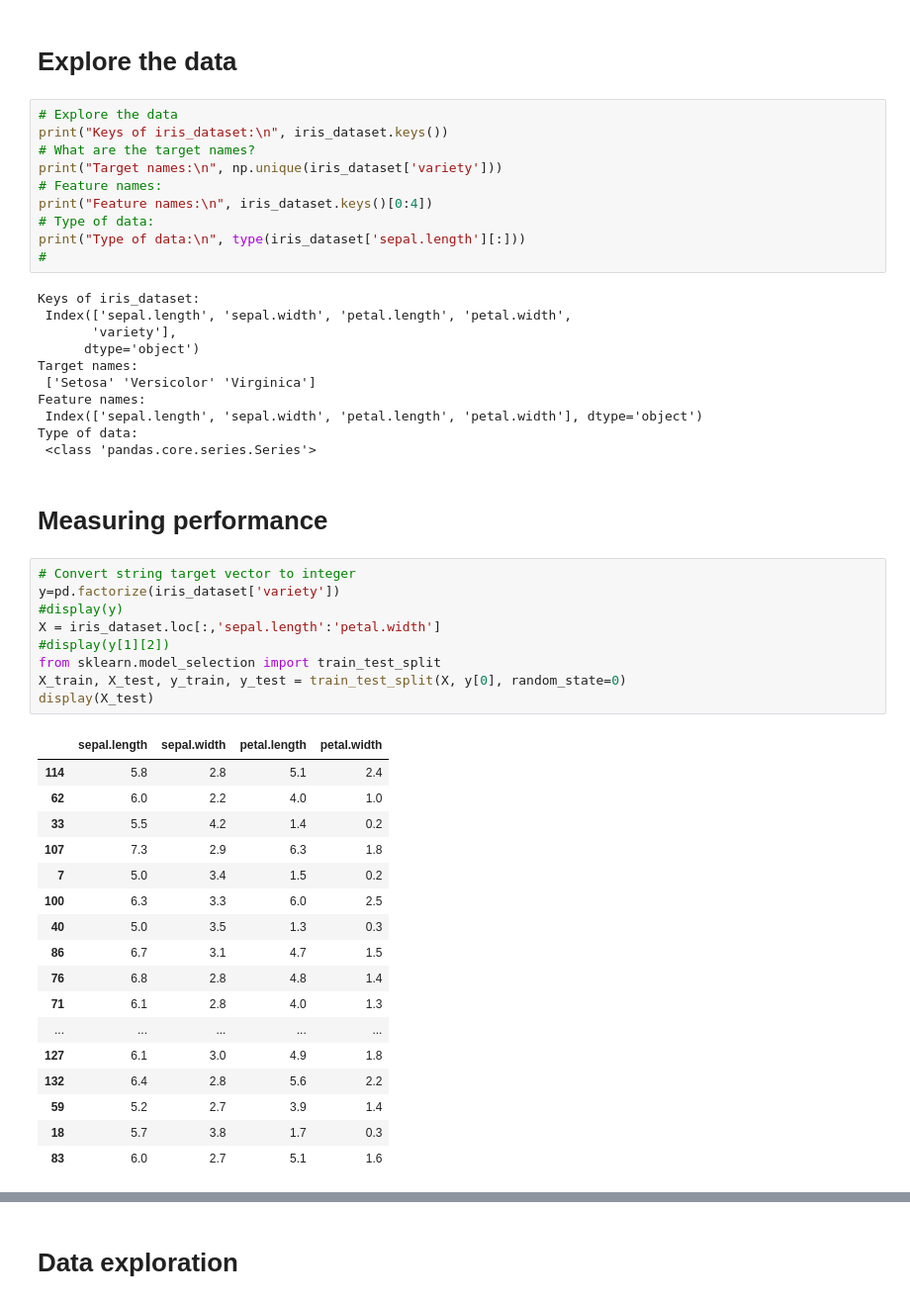
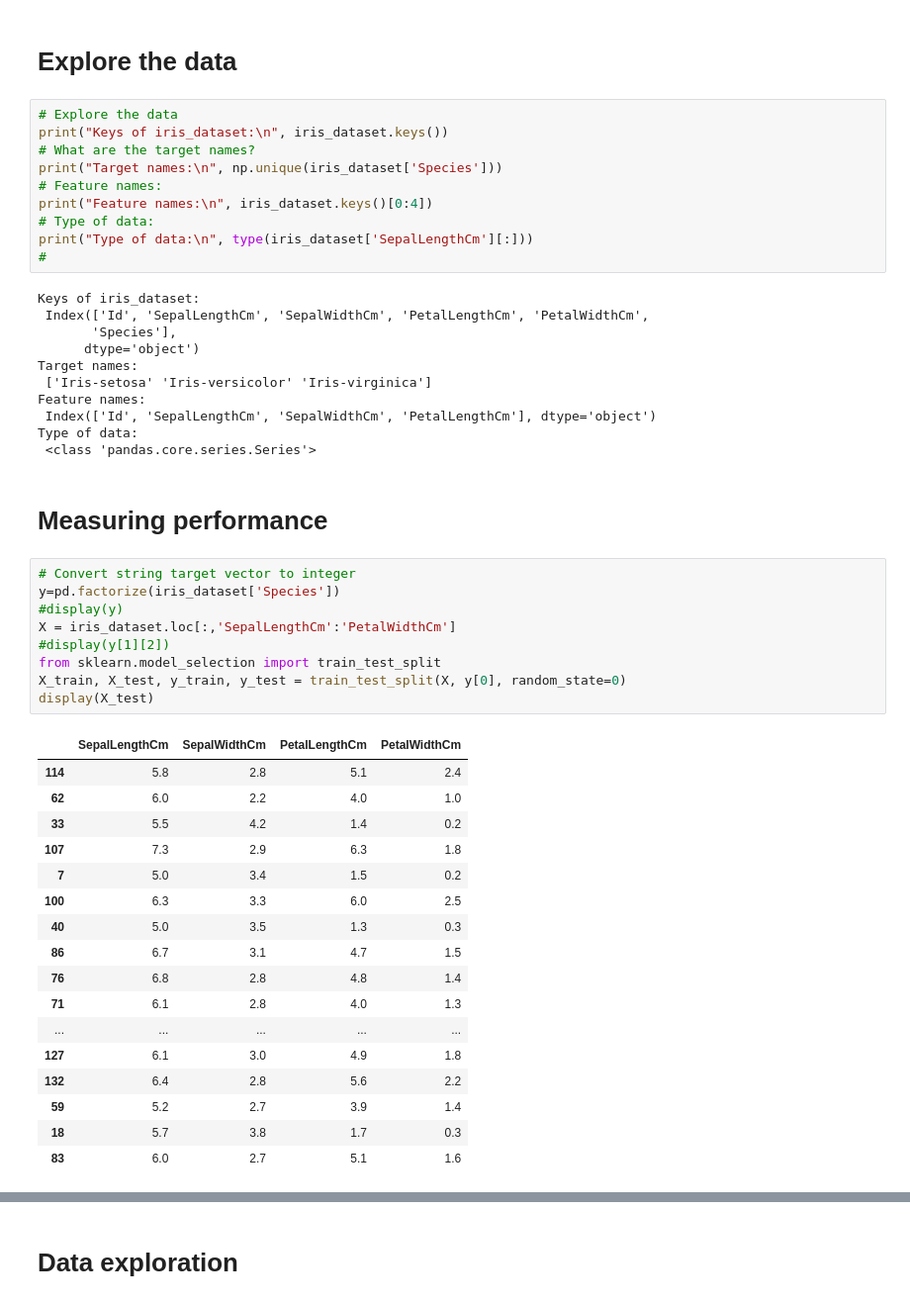
Before and after one commit to 2203juan/machine-learning-uao, a Jupyter notebook: C1_taller-20251003/S1_machine_learning_fundamentals.ipynb, the cells around one changed output, grey strips where cells are left out. Shown: that part at 99% size. Drawn from its saved outputs; the diff is of its cells as text.

```diff
--- a/C1_taller-20251003/S1_machine_learning_fundamentals.ipynb
+++ b/C1_taller-20251003/S1_machine_learning_fundamentals.ipynb
@@ -32,36 +29,36 @@ display(iris_dataset)
 # Explore the data
 print("Keys of iris_dataset:\n", iris_dataset.keys())
 # What are the target names?
-print("Target names:\n", np.unique(iris_dataset['variety']))
+print("Target names:\n", np.unique(iris_dataset['Species']))
 # Feature names:
 print("Feature names:\n", iris_dataset.keys()[0:4])
 # Type of data:
-print("Type of data:\n", type(iris_dataset['sepal.length'][:]))
+print("Type of data:\n", type(iris_dataset['SepalLengthCm'][:]))
 #
 # %% [output]
 Keys of iris_dataset:
- Index(['sepal.length', 'sepal.width', 'petal.length', 'petal.width',
-       'variety'],
+ Index(['Id', 'SepalLengthCm', 'SepalWidthCm', 'PetalLengthCm', 'PetalWidthCm',
+       'Species'],
       dtype='object')
 Target names:
- ['Setosa' 'Versicolor' 'Virginica']
+ ['Iris-setosa' 'Iris-versicolor' 'Iris-virginica']
 Feature names:
- Index(['sepal.length', 'sepal.width', 'petal.length', 'petal.width'], dtype='object')
+ Index(['Id', 'SepalLengthCm', 'SepalWidthCm', 'PetalLengthCm'], dtype='object')
 Type of data:
  <class 'pandas.core.series.Series'>
 # %% [markdown]
 # Measuring performance
 # %%
 # Convert string target vector to integer
-y=pd.factorize(iris_dataset['variety'])
+y=pd.factorize(iris_dataset['Species'])
 #display(y)
-X = iris_dataset.loc[:,'sepal.length':'petal.width']
+X = iris_dataset.loc[:,'SepalLengthCm':'PetalWidthCm']
 #display(y[1][2])
 from sklearn.model_selection import train_test_split
 X_train, X_test, y_train, y_test = train_test_split(X, y[0], random_state=0)
 display(X_test)
 # %% [output]
-|  | sepal.length | sepal.width | petal.length | petal.width |
+|  | SepalLengthCm | SepalWidthCm | PetalLengthCm | PetalWidthCm |
 | 114 | 5.8 | 2.8 | 5.1 | 2.4 |
 | 62 | 6.0 | 2.2 | 4.0 | 1.0 |
 | 33 | 5.5 | 4.2 | 1.4 | 0.2 |
```
Also changed, not shown: parts of 11 cells of this notebook, 8 other files.
